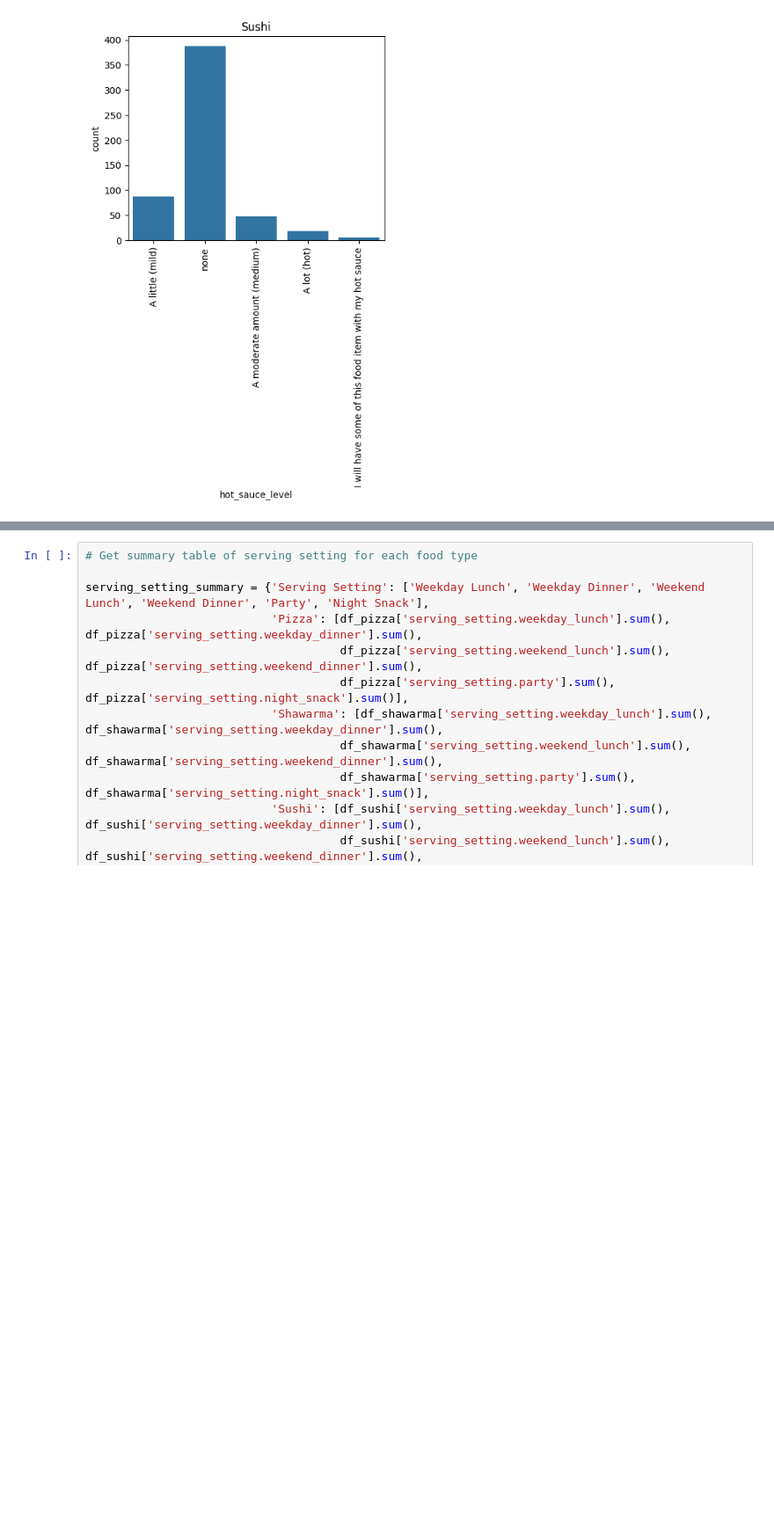
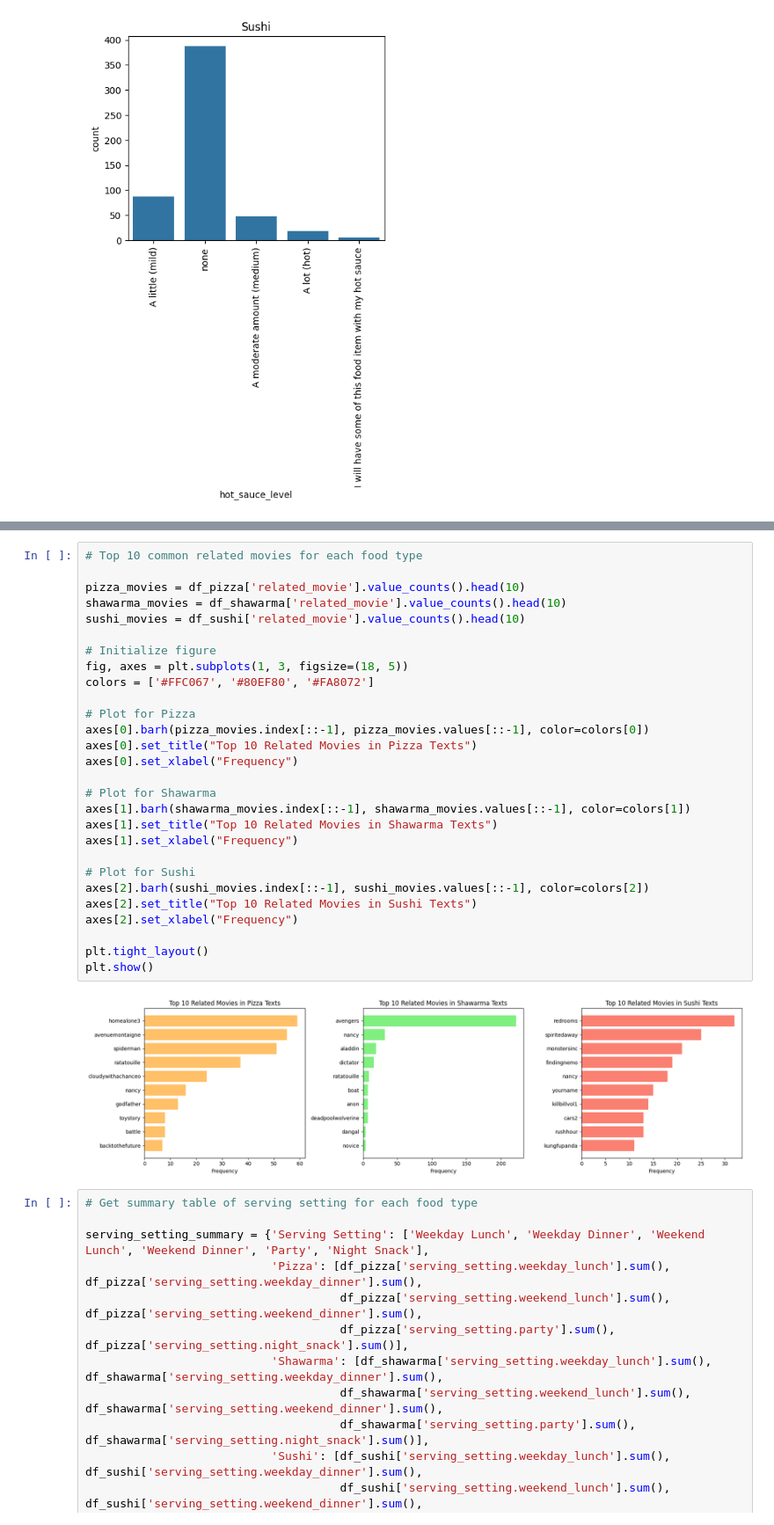
Before and after one commit to mding010705/CSC311-ML-Challenge, a Jupyter notebook: CSC311_EDA.ipynb, the cells around one changed output, grey strips where cells are left out. Shown at 88% size. Drawn from its saved outputs; the diff is of its cells as text; blank space fills up the shorter version.

```diff
--- a/CSC311_EDA.ipynb
+++ b/CSC311_EDA.ipynb
@@ -338,3 +267,33 @@ dtype: int64
+# %%
+# Top 10 common related movies for each food type
+
+pizza_movies = df_pizza['related_movie'].value_counts().head(10)
+shawarma_movies = df_shawarma['related_movie'].value_counts().head(10)
+sushi_movies = df_sushi['related_movie'].value_counts().head(10)
+
+# Initialize figure
+fig, axes = plt.subplots(1, 3, figsize=(18, 5))
+colors = ['#FFC067', '#80EF80', '#FA8072']
+
+# Plot for Pizza
+axes[0].barh(pizza_movies.index[::-1], pizza_movies.values[::-1], color=colors[0])
+axes[0].set_title("Top 10 Related Movies in Pizza Texts")
+axes[0].set_xlabel("Frequency")
+
+# Plot for Shawarma
+axes[1].barh(shawarma_movies.index[::-1], shawarma_movies.values[::-1], color=colors[1])
+axes[1].set_title("Top 10 Related Movies in Shawarma Texts")
+axes[1].set_xlabel("Frequency")
+
+# Plot for Sushi
+axes[2].barh(sushi_movies.index[::-1], sushi_movies.values[::-1], color=colors[2])
+axes[2].set_title("Top 10 Related Movies in Sushi Texts")
+axes[2].set_xlabel("Frequency")
+
+plt.tight_layout()
+plt.show()
+# %% [output]
+[figure, added]
 # %%
 # Get summary table of serving setting for each food type
 
```
Also changed, not shown: parts of 7 cells of this notebook.
